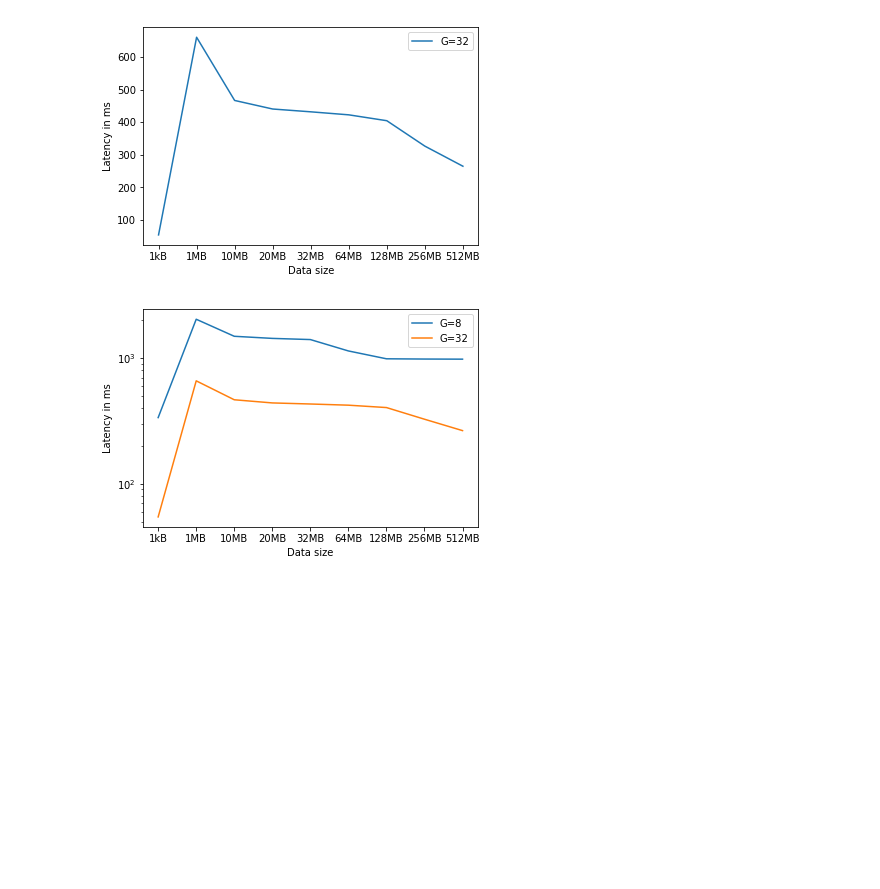
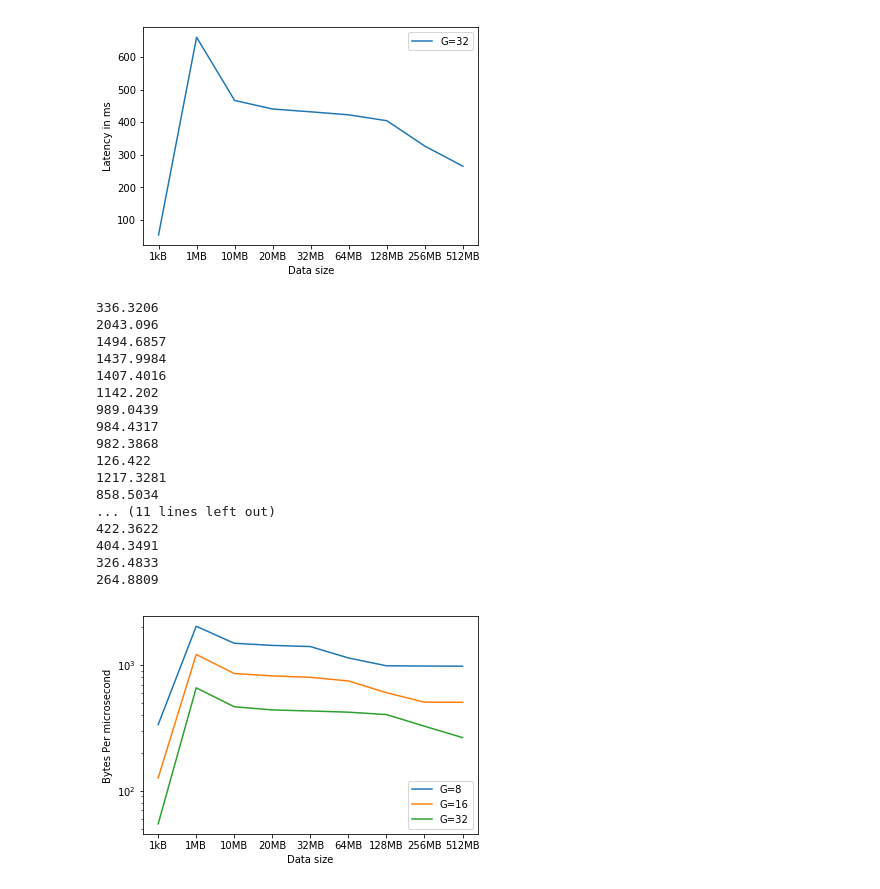
Before and after one commit to looopTools/sw9-source, a Jupyter notebook: RLNC_performance_study.ipynb, the cells around one changed output. Cells and saved outputs as stored; diff of their text form; code cells hidden in the pictures; blank space fills up the shorter version.

```diff
--- a/RLNC_performance_study.ipynb
+++ b/RLNC_performance_study.ipynb
@@ -454,6 +682,7 @@ def get_latency(file_name):
             index = index + 1
         data.append(temp)
     latency = [entry[5] for entry in data] # convert to milliseconds
+    print(np.average(latency))
     return np.average(latency)
 
 def read_gen_eight():
@@ -466,6 +695,30 @@ def read_gen_eight():
     one_hundre_and_twenty_eight_mb = 'results/1510847597_full_vector_encoder_1_0_8_16777216'
     two_hundre_and_fifty_six_mb = 'results/1510927849_full_vector_encoder_1_0_8_33554432'
     five_hundre_and_twelve_mb = 'results/1510972685_full_vector_encoder_1_0_8_67108864'
+
+    latencies = {}
+
+    latencies[0] = get_latency(one_kb)
+    latencies[1] = get_latency(one_mb)
+    latencies[2] = get_latency(ten_mb)
+    latencies[3] = get_latency(twenty_mb)
+    latencies[4] = get_latency(thirdy_two_mb)
+    latencies[5] = get_latency(sixty_four_mb)
+    latencies[6] = get_latency(one_hundre_and_twenty_eight_mb)
+    latencies[7] = get_latency(two_hundre_and_fifty_six_mb)
+    latencies[8] = get_latency(five_hundre_and_twelve_mb)
+    return latencies
+
+def read_gen_sixteen():
+    five_hundre_and_twelve_mb = 'results/1511427894_full_vector_encoder_1_0_16_33554432'
+    two_hundre_and_fifty_six_mb = 'results/1511454980_full_vector_encoder_1_0_16_16777216'
+    one_hundre_and_twenty_eight_mb = 'results/1511470001_full_vector_encoder_1_0_16_8388608'
+    sixty_four_mb = 'results/1511479334_full_vector_encoder_1_0_16_4194304'
+    thirdy_two_mb = 'results/1511516065_full_vector_encoder_1_0_16_2097152'
+    twenty_mb = 'results/1511524913_full_vector_encoder_1_0_16_1310720'
+    ten_mb = 'results/1511529363_full_vector_encoder_1_0_16_655360'
+    one_mb = 'results/1511534339_full_vector_encoder_1_0_16_65536'
+    one_kb = 'results/1511534688_full_vector_encoder_1_0_16_64'
 
     latencies = {}
 
@@ -500,33 +753,57 @@ def read_gen_thirdy_two():
     latencies[4] = get_latency(thirdy_two_mb)
     latencies[5] = get_latency(sixty_four_mb)
     latencies[6] = get_latency(one_hundre_and_twenty_eight_mb)
     latencies[7] = get_latency(two_hundre_and_fifty_six_mb)
     latencies[8] = get_latency(five_hundre_and_twelve_mb)
     return latencies
 
 eight_latencies = read_gen_eight()
 eight_data_size = np.array(eight_latencies.keys())
 eight_latency = np.array(eight_latencies.values())
 
+sixteen_latencies = read_gen_sixteen()
+sixteen_data_size = np.array(sixteen_latencies.keys())
+sixteen_latency = np.array(sixteen_latencies.values())
+
 thridy_two_latencies = read_gen_thirdy_two()
 thridy_two_data_size = np.array(thridy_two_latencies.keys())
 thridy_two_latency = np.array(thridy_two_latencies.values())
 
 
 pd.DataFrame
 fig = plt.figure()
 my_xticks = ['1kB','1MB','10MB','20MB','32MB','64MB','128MB','256MB','512MB']
 plt.xticks(eight_data_size, my_xticks)
 plt.plot(eight_data_size, eight_latency)
 
+plt.xticks(sixteen_data_size, my_xticks)
+plt.plot(sixteen_data_size, sixteen_latency)
+
 plt.xticks(thridy_two_data_size, my_xticks)
 plt.plot(thridy_two_data_size, thridy_two_latency)
 
 plt.yscale("log", nonposy="clip")
-plt.legend(['G=8', 'G=32'])
-plt.ylabel('Latency in ms')
+plt.legend(['G=8', 'G=16', 'G=32'])
+plt.ylabel('Bytes Per microsecond')
 plt.xlabel('Data size')
 fig.savefig('results/graphs/full_vector_throughput_gen_comparison.eps')
 plt.show()
 # %% [output]
+336.3206
+2043.096
+1494.6857
+1437.9984
+1407.4016
+1142.202
+989.0439
+984.4317
+982.3868
+126.422
+1217.3281
+858.5034
+... (11 lines left out)
+422.3622
+404.3491
+326.4833
+264.8809
-[figure, old version]
+[figure, new version]
```
Also changed, not shown: parts of 7 cells of this notebook, 22 other files.
